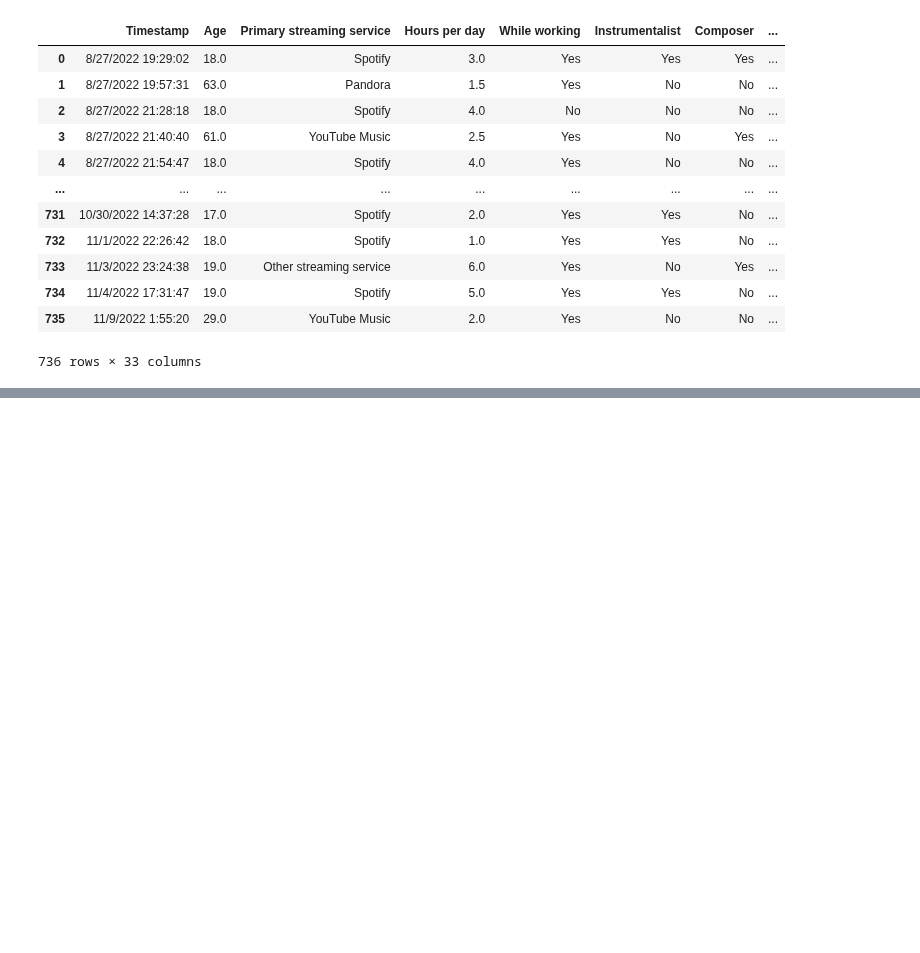
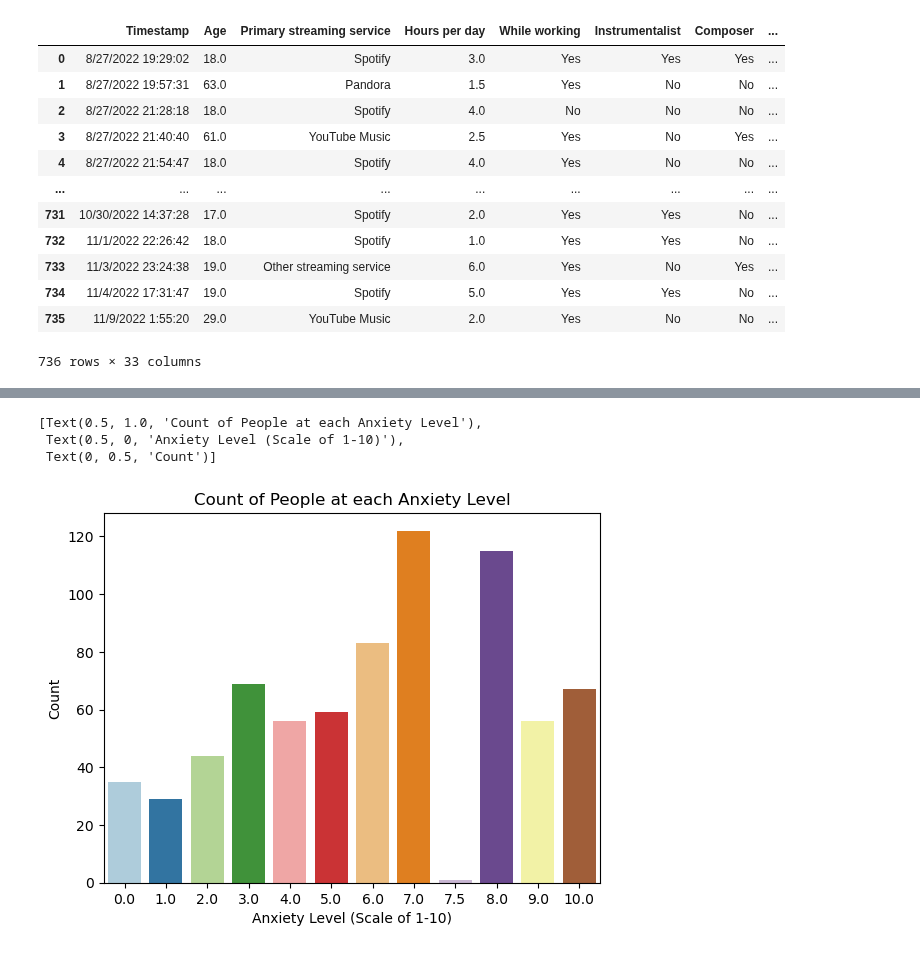
Before and after one commit to ubco-W2022T2-data301/project-group-group12, a Jupyter notebook: analysis/analysis2.ipynb, the cells around one changed output, grey strips where cells are left out. Cells and saved outputs as stored; diff of their text form; code cells hidden in the pictures; blank space fills up the shorter version.

```diff
--- a/analysis/analysis2.ipynb
+++ b/analysis/analysis2.ipynb
@@ -31,0 +232,14 @@ dataset
+# %%
+# This visualization shows the count for people at each anxiety level
+
+import seaborn as sns
+import matplotlib.pyplot as plt
+
+
+v2 = sns.countplot(x='Anxiety', data=dataset1, palette='Paired')
+v2.set(title='Count of People at each Anxiety Level', xlabel='Anxiety Level (Scale of 1-10)', ylabel= 'Count')
+# %% [output]
+[Text(0.5, 1.0, 'Count of People at each Anxiety Level'),
+ Text(0.5, 0, 'Anxiety Level (Scale of 1-10)'),
+ Text(0, 0.5, 'Count')]
+[figure, added]
```
Also changed, not shown: parts of 33 cells of this notebook.
